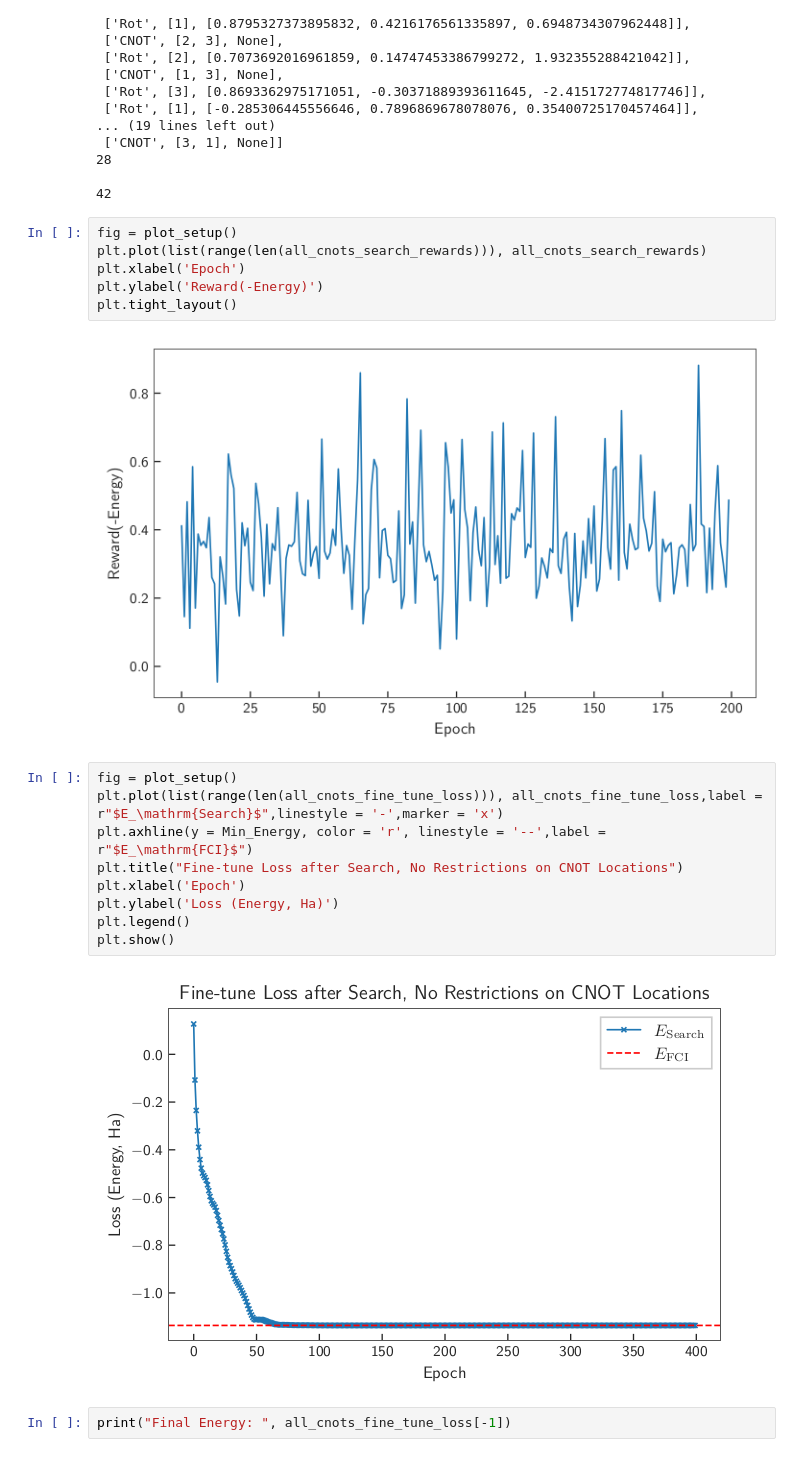
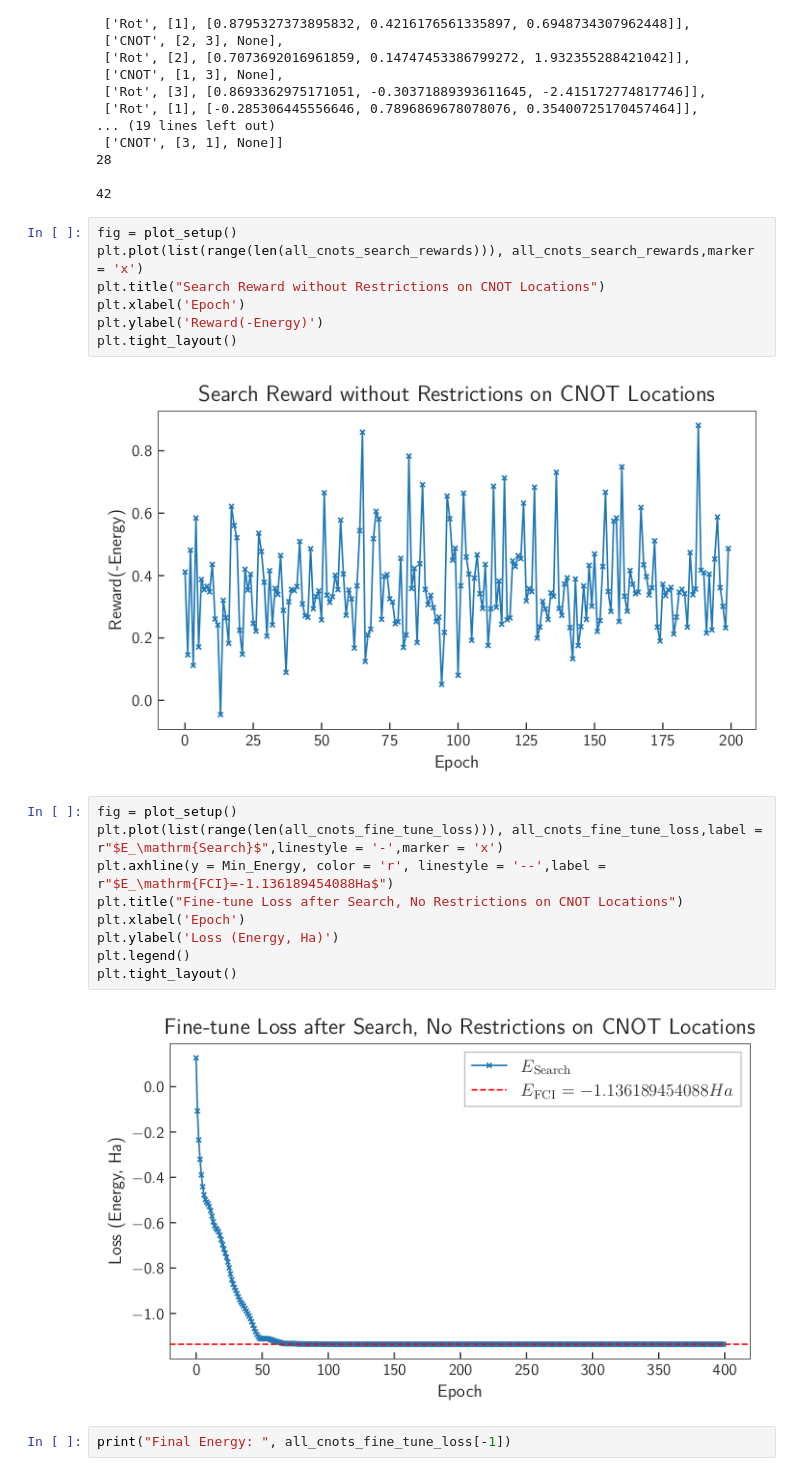
Before and after one commit to peiyong-addwater/QAS, a Jupyter notebook: result_analysis_H2.ipynb, the cells around one changed output. Drawn from its saved outputs; the diff is of its cells as text.

```diff
--- a/result_analysis_H2.ipynb
+++ b/result_analysis_H2.ipynb
@@ -304,23 +305,24 @@ print(all_cnots_num_parameters)
 42
 # %%
 fig = plot_setup()
-plt.plot(list(range(len(all_cnots_search_rewards))), all_cnots_search_rewards)
+plt.plot(list(range(len(all_cnots_search_rewards))), all_cnots_search_rewards,marker = 'x')
+plt.title("Search Reward without Restrictions on CNOT Locations")
 plt.xlabel('Epoch')
 plt.ylabel('Reward(-Energy)')
 plt.tight_layout()
 # %% [output]
-[figure, old version]
+[figure, new version]
 # %%
 fig = plot_setup()
 plt.plot(list(range(len(all_cnots_fine_tune_loss))), all_cnots_fine_tune_loss,label = r"$E_\mathrm{Search}$",linestyle = '-',marker = 'x')
-plt.axhline(y = Min_Energy, color = 'r', linestyle = '--',label = r"$E_\mathrm{FCI}$")
+plt.axhline(y = Min_Energy, color = 'r', linestyle = '--',label = r"$E_\mathrm{FCI}=-1.136189454088Ha$")
 plt.title("Fine-tune Loss after Search, No Restrictions on CNOT Locations")
 plt.xlabel('Epoch')
 plt.ylabel('Loss (Energy, Ha)')
 plt.legend()
-plt.show()
+plt.tight_layout()
 # %% [output]
-[figure, old version]
+[figure, new version]
 # %%
 print("Final Energy: ", all_cnots_fine_tune_loss[-1])
 # %% [output]
```
Also changed, not shown: parts of 5 cells of this notebook, 4 other files.
